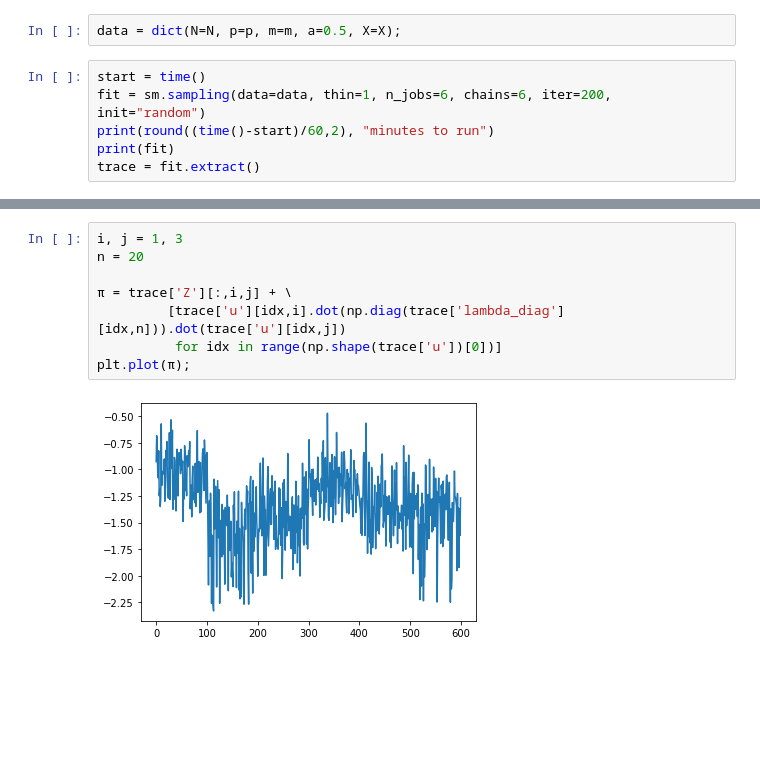
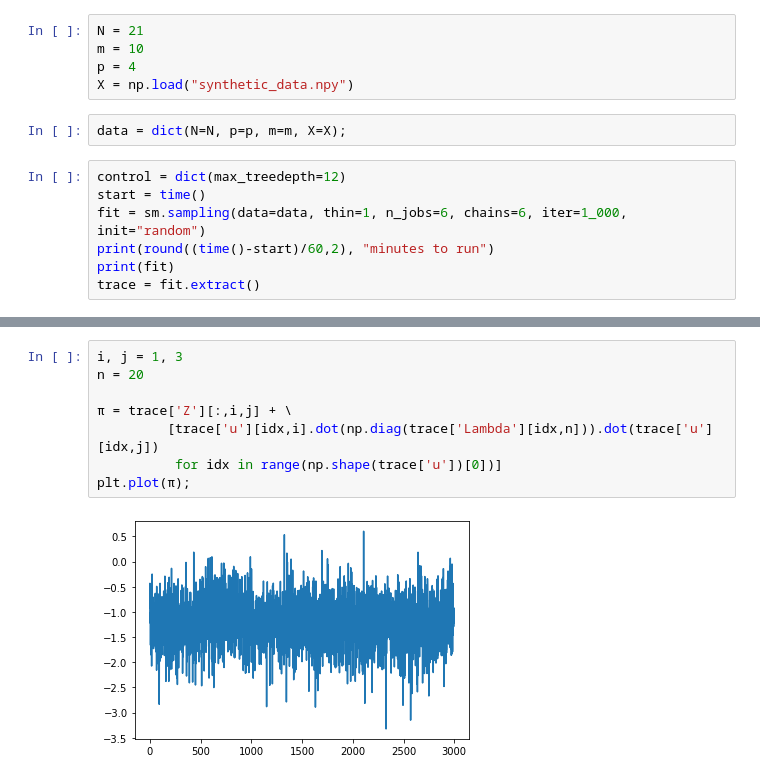
Before and after one commit to deborsheesen/posterior_projections_DS, a Jupyter notebook: brain_test.ipynb, the cells around one changed output, grey strips where cells are left out. Cells and saved outputs as stored; diff of their text form; blank space fills up the shorter version.

Commit message:
loaded KKI data in Python

```diff
--- a/brain_test.ipynb
+++ b/brain_test.ipynb
@@ -16,8 +20,14 @@ X = npr.binomial(1,0.2,size=[N,m,m]);
+# %%
+N = 21
+m = 10
+p = 4
+X = np.load("synthetic_data.npy")
 # %%
-data = dict(N=N, p=p, m=m, a=0.5, X=X);
+data = dict(N=N, p=p, m=m, X=X);
 # %%
+control = dict(max_treedepth=12)
 start = time()
-fit = sm.sampling(data=data, thin=1, n_jobs=6, chains=6, iter=200, init="random")
+fit = sm.sampling(data=data, thin=1, n_jobs=6, chains=6, iter=1_000, init="random")
 print(round((time()-start)/60,2), "minutes to run")
 print(fit)
 trace = fit.extract()
@@ -53,10 +60,10 @@ Z[22,66]
 # %%
 i, j = 1, 3
 n = 20
 
 π = trace['Z'][:,i,j] + \
-         [trace['u'][idx,i].dot(np.diag(trace['lambda_diag'][idx,n])).dot(trace['u'][idx,j])
+         [trace['u'][idx,i].dot(np.diag(trace['Lambda'][idx,n])).dot(trace['u'][idx,j])
           for idx in range(np.shape(trace['u'])[0])]
 plt.plot(π);
 # %% [output]
-[figure, old version]
+[figure, new version]
```
Also changed, not shown: parts of 12 cells of this notebook, 48 other files.
